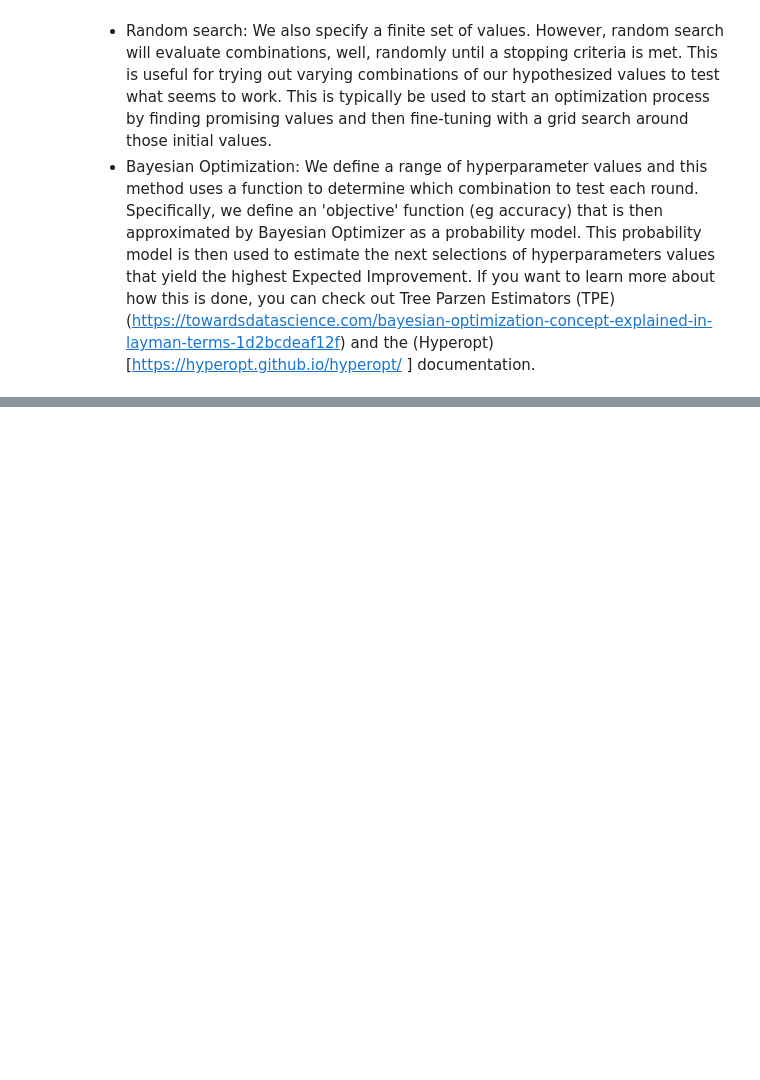
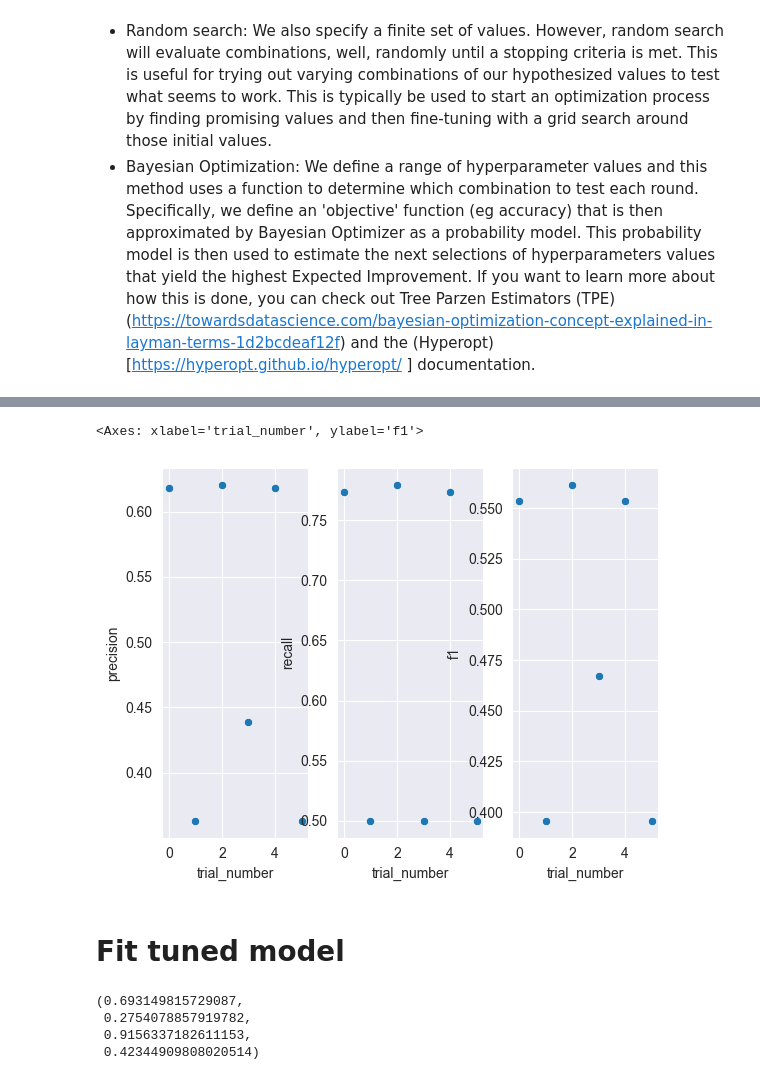
Before and after one commit to jzheng1995/Insurance-Cross-Sell, a Jupyter notebook: data/ISC_RF_tuning.ipynb, the cells around one changed output, grey strips where cells are left out. Drawn from its saved outputs; the diff is of its cells as text; code cells hidden in the pictures; blank space fills up the shorter version.

```diff
--- a/data/ISC_RF_tuning.ipynb
+++ b/data/ISC_RF_tuning.ipynb
@@ -482,0 +494,10 @@ for i in space.keys():
+# %%
+fig, axs = plt.subplots(ncols=3)
+sns.scatterplot(x="trial_number", y='precision', data=trials_df, ax=axs[0])
+sns.scatterplot(x="trial_number", y='recall', data=trials_df, ax=axs[1])
+sns.scatterplot(x="trial_number",y='f1', data=trials_df, ax=axs[2])
+# %% [output]
+<Axes: xlabel='trial_number', ylabel='f1'>
+[figure, added]
+# %% [markdown]
+# Fit tuned model
@@ -482,0 +517,14 @@ for i in space.keys():
+# %%
+def return_eval(pred, eval):
+    acc = accuracy_score(eval,pred)
+    ps = precision_score(eval, pred)
+    rec = recall_score(eval,pred)
+    f1 = f1_score(eval, pred)
+    return acc , ps ,rec, f1
+
+return_eval(pred_tuned_rf, ys_val)
+# %% [output]
+(0.693149815729087,
+ 0.2754078857919782,
+ 0.9156337182611153,
+ 0.42344909808020514)
```
Also changed, not shown: parts of 25 cells of this notebook, 1 other file.
